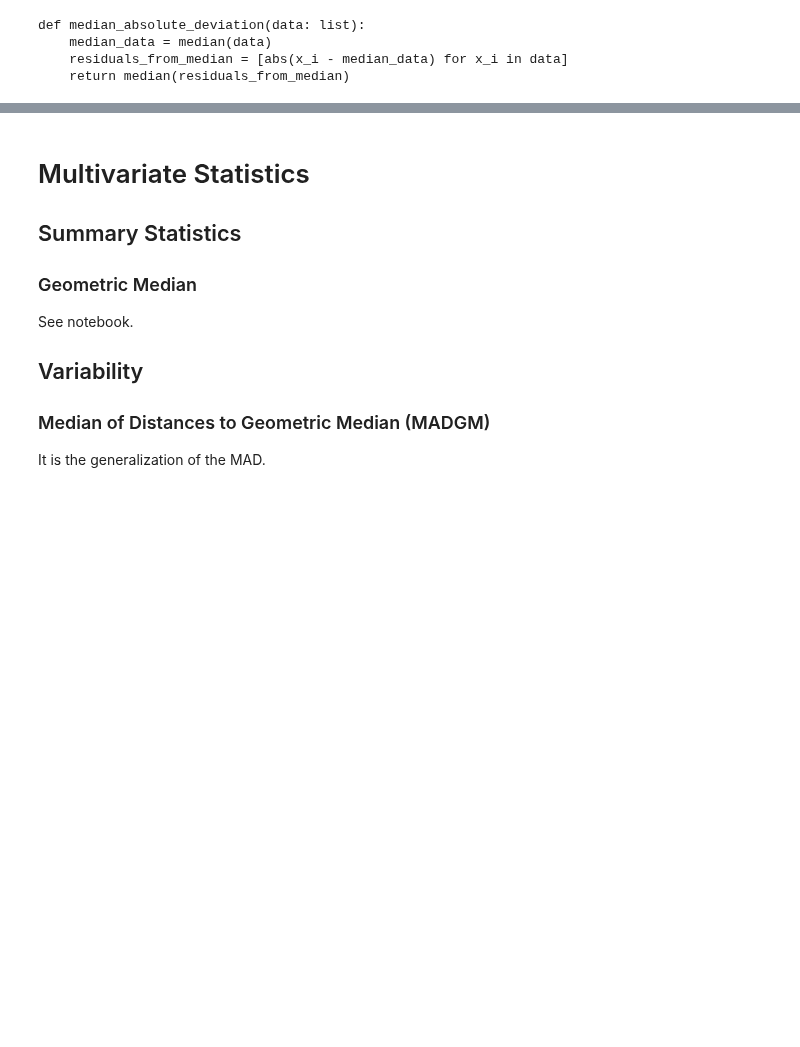
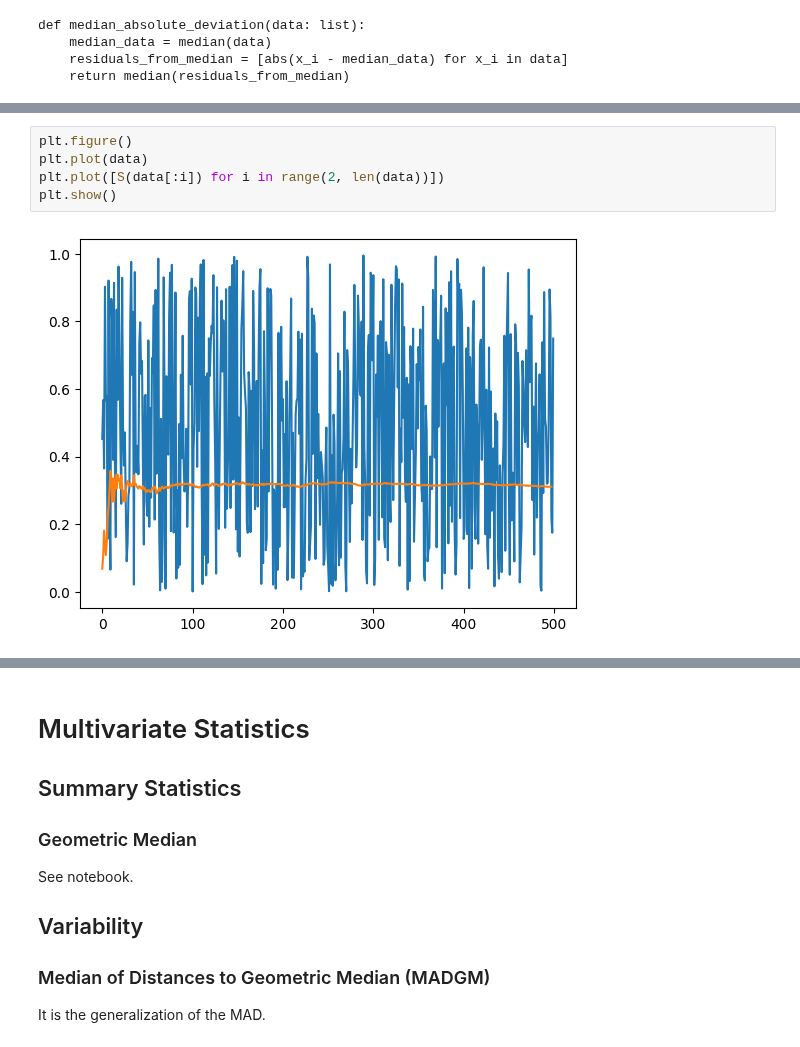
Before and after one commit to Smoltbob/ComputerVision, a Jupyter notebook: lib/Metrics/Metrics.ipynb, the cells around one changed output, grey strips where cells are left out. Saved outputs shown, nothing was run; the diff lists cells and outputs as text; blank space fills up the shorter version.

```diff
--- a/lib/Metrics/Metrics.ipynb
+++ b/lib/Metrics/Metrics.ipynb
@@ -84,0 +94,7 @@ plt.show()
+# %%
+plt.figure()
+plt.plot(data)
+plt.plot([S(data[:i]) for i in range(2, len(data))])
+plt.show()
+# %% [output]
+[figure, added]
```
Also changed, not shown: parts of 5 cells of this notebook, 1 other file.
